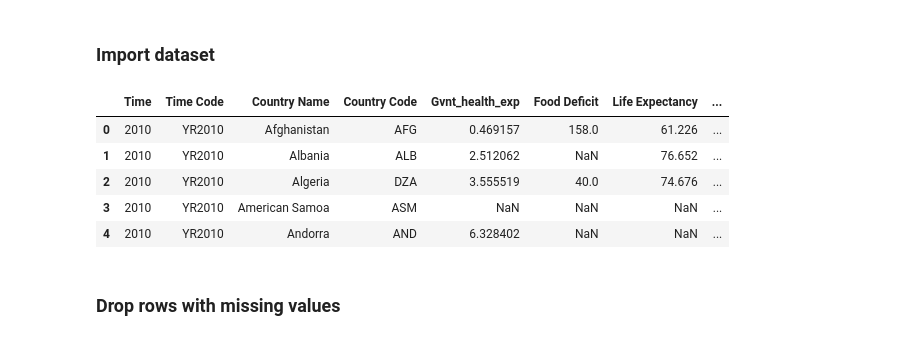
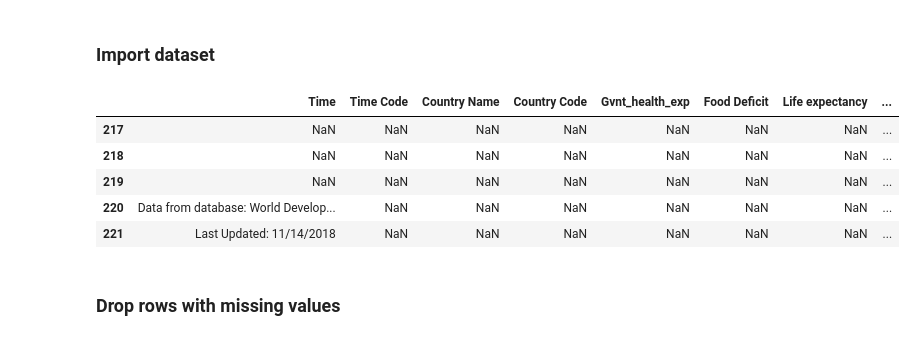
Before and after one commit to hgit2/IAproject, a Jupyter notebook: Projet_IA_clustering_classification.ipynb, the cells around one changed output. Saved outputs shown, nothing was run; the diff lists cells and outputs as text; code cells hidden in the pictures.

```diff
--- a/Projet_IA_clustering_classification.ipynb
+++ b/Projet_IA_clustering_classification.ipynb
@@ -54,14 +54,14 @@ dfgni
 ### Import dataset
 # %%
 dfautres = pd.read_csv("autres_Data.txt",sep="\t",header=0)
-dfautres.head()
+dfautres.tail()
 # %% [output]
-|  | Time | Time Code | Country Name | Country Code | Gvnt_health_exp | Food Deficit | Life Expectancy | ... |
-| 0 | 2010 | YR2010 | Afghanistan | AFG | 0.469157 | 158.0 | 61.226 | ... |
-| 1 | 2010 | YR2010 | Albania | ALB | 2.512062 | NaN | 76.652 | ... |
-| 2 | 2010 | YR2010 | Algeria | DZA | 3.555519 | 40.0 | 74.676 | ... |
-| 3 | 2010 | YR2010 | American Samoa | ASM | NaN | NaN | NaN | ... |
-| 4 | 2010 | YR2010 | Andorra | AND | 6.328402 | NaN | NaN | ... |
+|  | Time | Time Code | Country Name | Country Code | Gvnt_health_exp | Food Deficit | Life expectancy | ... |
+| 217 | NaN | NaN | NaN | NaN | NaN | NaN | NaN | ... |
+| 218 | NaN | NaN | NaN | NaN | NaN | NaN | NaN | ... |
+| 219 | NaN | NaN | NaN | NaN | NaN | NaN | NaN | ... |
+| 220 | Data from database: World Develop... | NaN | NaN | NaN | NaN | NaN | NaN | ... |
+| 221 | Last Updated: 11/14/2018 | NaN | NaN | NaN | NaN | NaN | NaN | ... |
 # %% [markdown]
 ### Drop rows with missing values
 # %%
```
Also changed, not shown: parts of 7 cells of this notebook, 2 other files.
